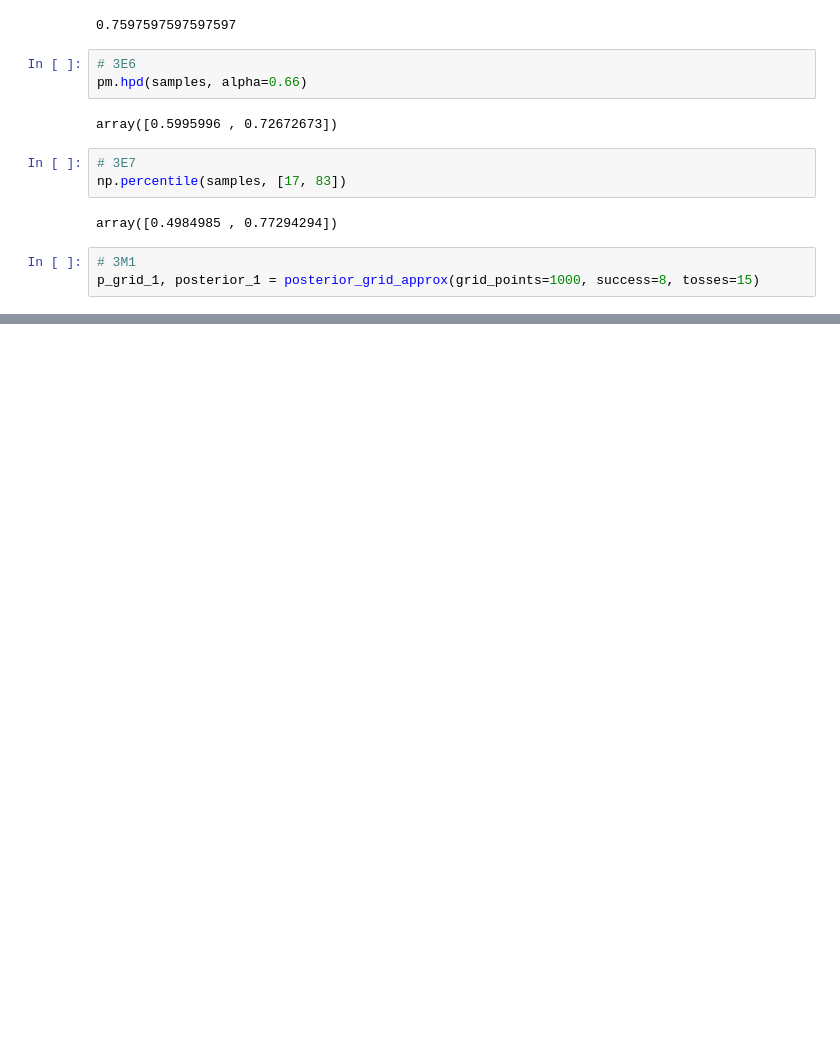
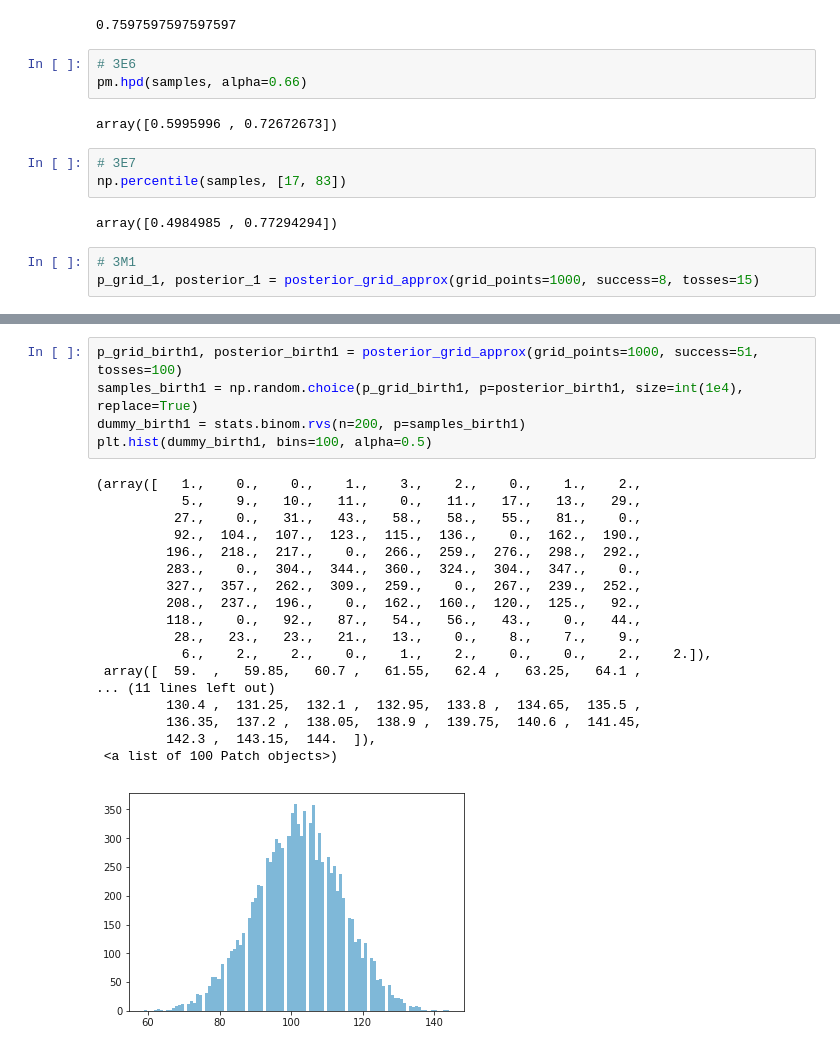
Before and after one commit to yangyu-1/statistical_rethinking_hw_pymc3, a Jupyter notebook: chapter_notebooks/chapter_3.ipynb, the cells around one changed output, grey strips where cells are left out. Drawn from its saved outputs; the diff is of its cells as text; blank space fills up the shorter version.

```diff
--- a/chapter_notebooks/chapter_3.ipynb
+++ b/chapter_notebooks/chapter_3.ipynb
@@ -111,0 +164,24 @@ def posterior_grid_approx(grid_points=100, success=6, tosses=9):
+# %%
+p_grid_birth1, posterior_birth1 = posterior_grid_approx(grid_points=1000, success=51, tosses=100)
+samples_birth1 = np.random.choice(p_grid_birth1, p=posterior_birth1, size=int(1e4), replace=True)
+dummy_birth1 = stats.binom.rvs(n=200, p=samples_birth1)
+plt.hist(dummy_birth1, bins=100, alpha=0.5)
+# %% [output]
+(array([   1.,    0.,    0.,    1.,    3.,    2.,    0.,    1.,    2.,
+           5.,    9.,   10.,   11.,    0.,   11.,   17.,   13.,   29.,
+          27.,    0.,   31.,   43.,   58.,   58.,   55.,   81.,    0.,
+          92.,  104.,  107.,  123.,  115.,  136.,    0.,  162.,  190.,
+         196.,  218.,  217.,    0.,  266.,  259.,  276.,  298.,  292.,
+         283.,    0.,  304.,  344.,  360.,  324.,  304.,  347.,    0.,
+         327.,  357.,  262.,  309.,  259.,    0.,  267.,  239.,  252.,
+         208.,  237.,  196.,    0.,  162.,  160.,  120.,  125.,   92.,
+         118.,    0.,   92.,   87.,   54.,   56.,   43.,    0.,   44.,
+          28.,   23.,   23.,   21.,   13.,    0.,    8.,    7.,    9.,
+           6.,    2.,    2.,    0.,    1.,    2.,    0.,    0.,    2.,    2.]),
+ array([  59.  ,   59.85,   60.7 ,   61.55,   62.4 ,   63.25,   64.1 ,
+... (11 lines left out)
+         130.4 ,  131.25,  132.1 ,  132.95,  133.8 ,  134.65,  135.5 ,
+         136.35,  137.2 ,  138.05,  138.9 ,  139.75,  140.6 ,  141.45,
+         142.3 ,  143.15,  144.  ]),
+ <a list of 100 Patch objects>)
+[figure, added]
```
Also changed, not shown: parts of 16 cells of this notebook.
